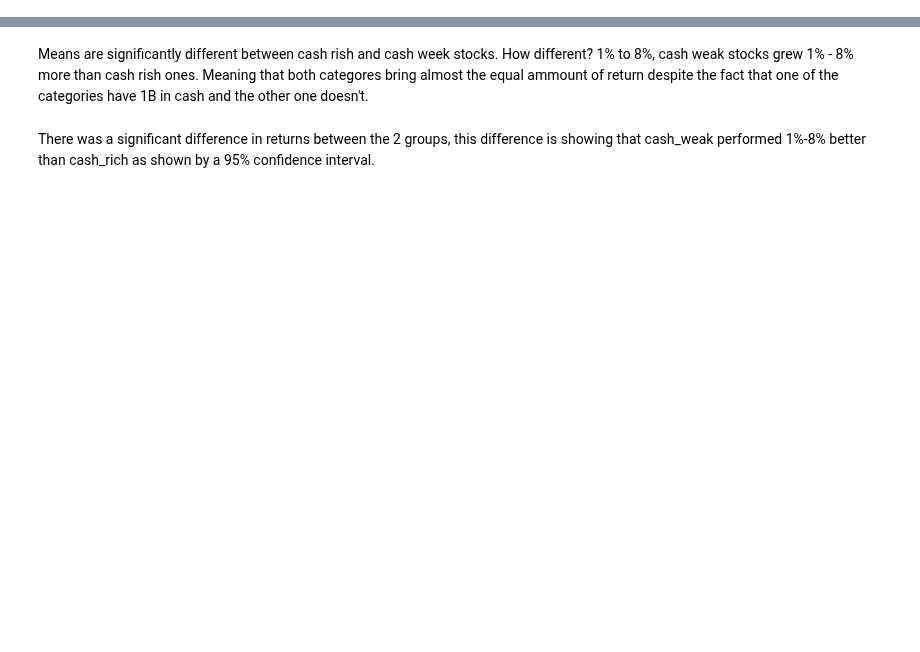
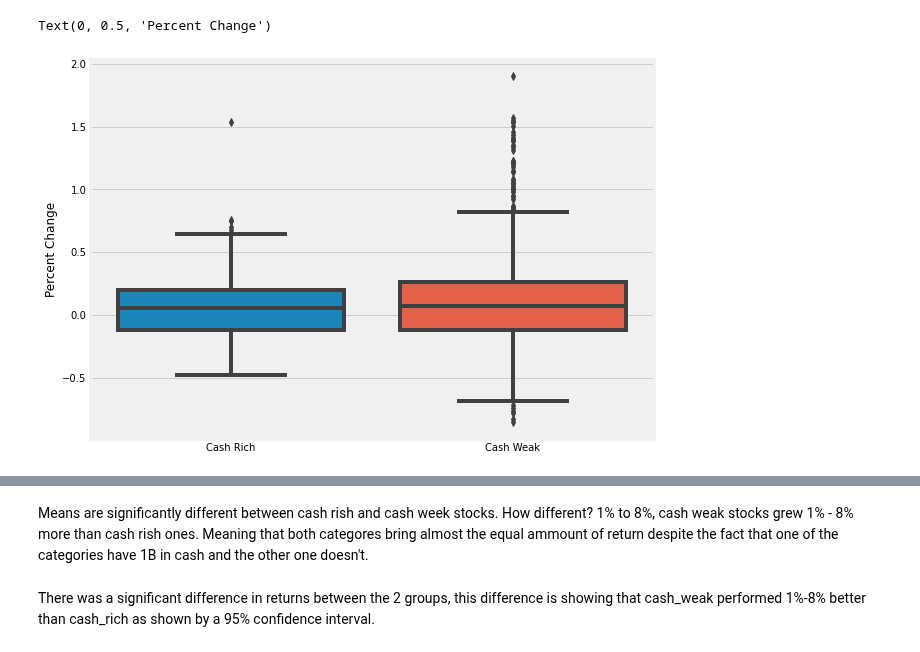
Before and after one commit to Gaukhar-ai/for_my_Thinkful_work, a Jupyter notebook: capstone/best_worst_stock_performers_with_without_1B.ipynb, the cells around one changed output, grey strips where cells are left out. Saved outputs shown, nothing was run; the diff lists cells and outputs as text; code cells hidden in the pictures; blank space fills up the shorter version.

```diff
--- a/capstone/best_worst_stock_performers_with_without_1B.ipynb
+++ b/capstone/best_worst_stock_performers_with_without_1B.ipynb
@@ -431,0 +423,3 @@ sns.jointplot(x=cash_rich, y=cash_weak, data=iris)
+# %%
+plot_df = df2018.copy()
+plot_df['enough_cash'] = plot_df['enough_cash'].replace({0:'Cash Weak', 1:'Cash Rich'})
@@ -431,0 +428,8 @@ sns.jointplot(x=cash_rich, y=cash_weak, data=iris)
+# %%
+plt.figure(figsize = (9,7))
+sns.boxplot("enough_cash", "return", data=plot_df)
+plt.xlabel('')
+plt.ylabel('Percent Change')
+# %% [output]
+Text(0, 0.5, 'Percent Change')
+[figure, added]
```
Also changed, not shown: parts of 8 cells of this notebook.
